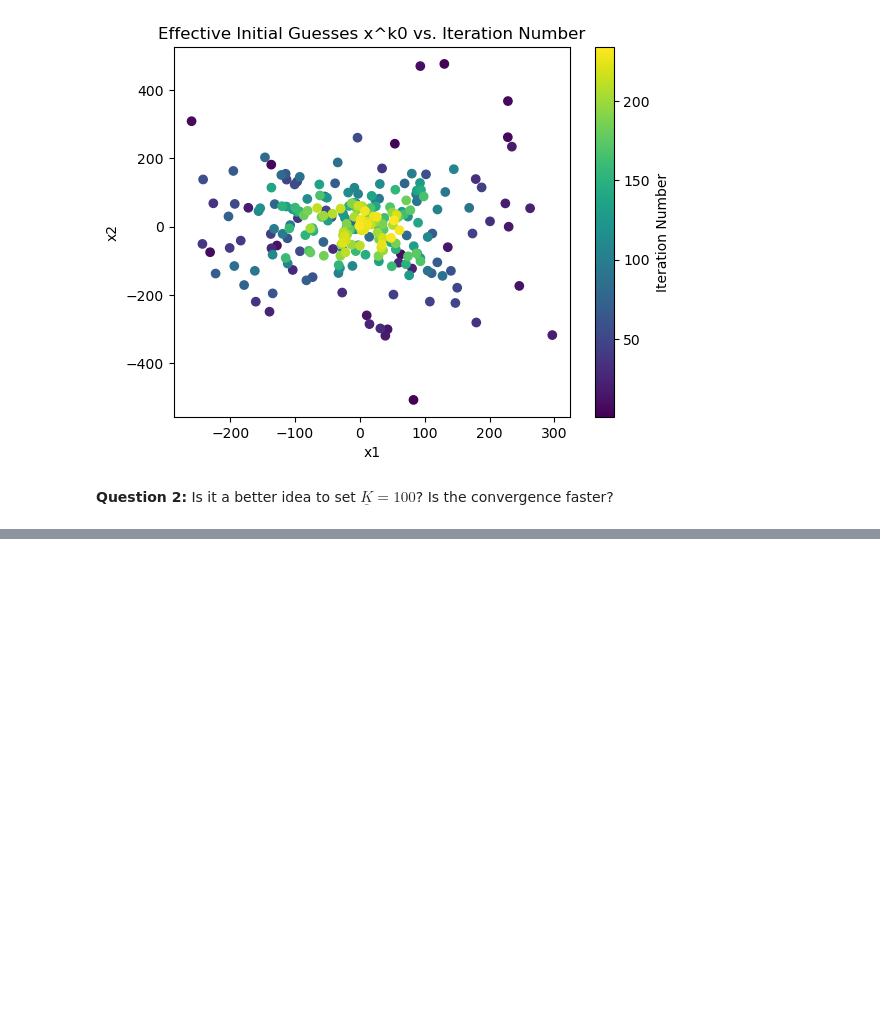
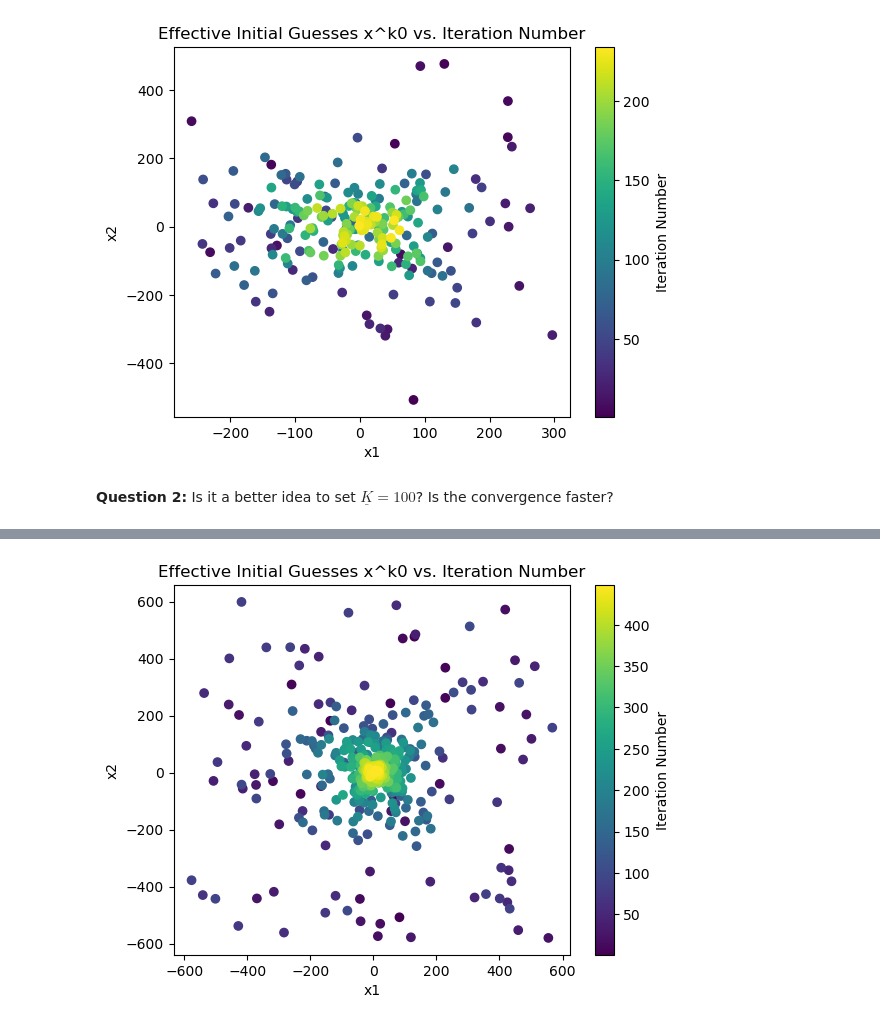
Before and after one commit to NumEconCopenhagen/projects-2023-n-m, a Jupyter notebook: exam/Mathilde-Exam-2023-notebook copy.ipynb, the cells around one changed output, grey strips where cells are left out. Drawn from its saved outputs; the diff is of its cells as text; code cells hidden in the pictures; blank space fills up the shorter version.

```diff
--- a/exam/Mathilde-Exam-2023-notebook copy.ipynb
+++ b/exam/Mathilde-Exam-2023-notebook copy.ipynb
@@ -694,6 +694,9 @@ for k in range(max_iterations):
     x_k0_values.append(x_k0)
     iteration_numbers.append(k+1)
 
+    if k < 10 or f_opt < tau:
+        print(f'{k:4d}: x^k = ({x_k[0]:7.2f}, {x_k[1]:7.2f}) -> x^k0 = ({x_k0[0]:7.2f}, {x_k0[1]:7.2f})')
+
     if f_opt < tau:
         break
 
@@ -701,7 +704,10 @@ for k in range(max_iterations):
 x_k0_values = np.array(x_k0_values)
 iteration_numbers = np.array(iteration_numbers)
 
-# Create the interactive graph
+# Print convergence iteration number
+print(f'Converged at iteration: {k+1}')
+
+# Create the separate graph for x^k0
 fig, ax = plt.subplots()
 plt.scatter(x_k0_values[:, 0], x_k0_values[:, 1], c=iteration_numbers, cmap='viridis')
 plt.colorbar(label='Iteration Number')
@@ -713,3 +731,70 @@ plt.show()
 [figure]
 # %% [markdown]
 **Question 2:** Is it a better idea to set $\underline{K} = 100$? Is the convergence faster?
+# %%
+import numpy as np
+import matplotlib.pyplot as plt
+from scipy import optimize
+
+def griewank(x):
+    return griewank_(x[0], x[1])
+
+def griewank_(x1, x2):
+    A = x1**2 / 4000 + x2**2 / 4000
+    B = np.cos(x1 / np.sqrt(1)) * np.cos(x2 / np.sqrt(2))
+    return A - B + 1
+
+np.random.seed(1986)
+bounds = [-600, 600]
+tau = 1e-8
+warm_up_iterations = 100
+max_iterations = 1000
+
+x_opt = np.nan
+f_opt = np.inf
+
+x_k0_values = []  # List to store x^k0 values
+iteration_numbers = []  # List to store iteration numbers
+
+for k in range(max_iterations):
+    x_k = np.random.uniform(bounds[0], bounds[1], size=2)
+
+    if k >= warm_up_iterations:
+        chi_k = 0.50 * 2 / (1 + np.exp((k - warm_up_iterations) / 100))
+        x_k0 = chi_k * x_k + (1 - chi_k) * x_opt
+    else:
+        x_k0 = x_k
+
+    result = optimize.minimize(griewank, x_k0, method='BFGS', tol=tau)
+    x_k_opt = result.x
+    f_k_opt = result.fun
+
+    if k == 0 or f_k_opt < f_opt:
+        x_opt = x_k_opt
+        f_opt = f_k_opt
+
+    x_k0_values.append(x_k0)
+    iteration_numbers.append(k+1)
+
+    if k < 10 or f_opt < tau:
+        print(f'{k:4d}: x^k = ({x_k[0]:7.2f}, {x_k[1]:7.2f}) -> x^k0 = ({x_k0[0]:7.2f}, {x_k0[1]:7.2f})')
+
+    if f_opt < tau:
+        break
+
+# Convert the lists to NumPy arrays for easier manipulation
+x_k0_values = np.array(x_k0_values)
+iteration_numbers = np.array(iteration_numbers)
+
+# Print convergence iteration number
+print(f'Converged at iteration: {k+1}')
+
+# Create the separate graph for x^k0
+fig, ax = plt.subplots()
+plt.scatter(x_k0_values[:, 0], x_k0_values[:, 1], c=iteration_numbers, cmap='viridis')
+plt.colorbar(label='Iteration Number')
+plt.xlabel('x1')
+plt.ylabel('x2')
+plt.title('Effective Initial Guesses x^k0 vs. Iteration Number')
+plt.show()
+# %% [output]
@@ -715,0 +813 @@ plt.show()
+[figure, added]
```
Also changed, not shown: parts of 2 cells of this notebook.
